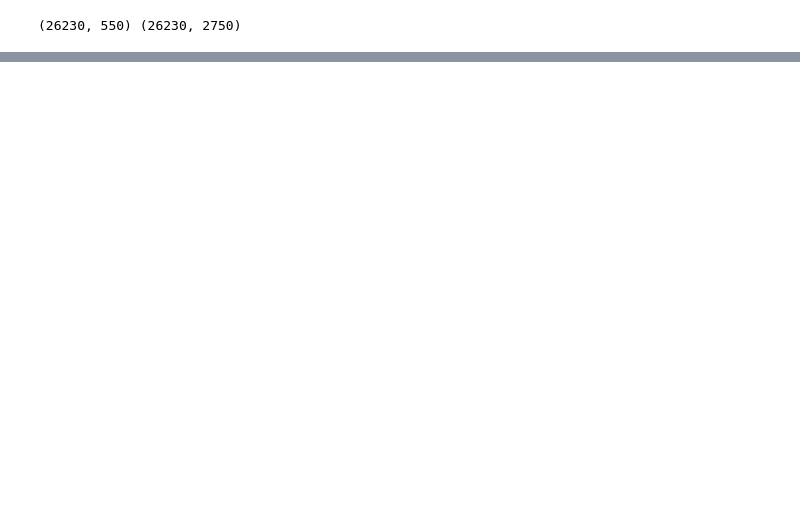
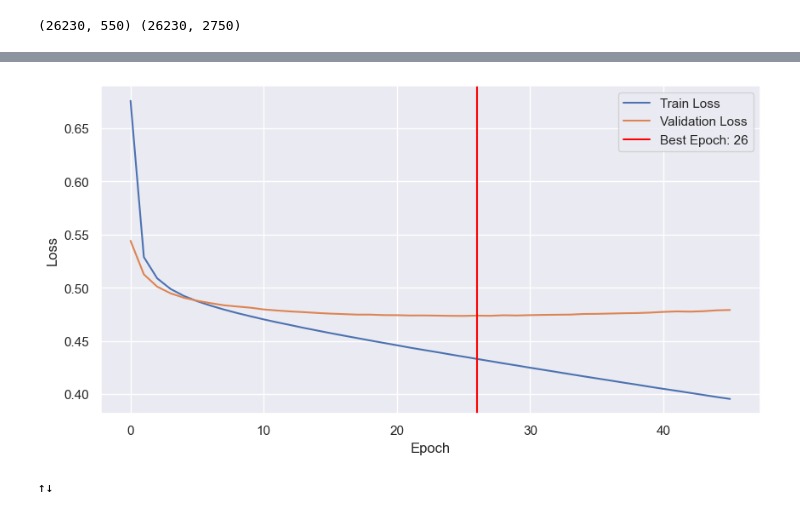
Before and after one commit to theislab/spatial_atlas_ssl, a Jupyter notebook: notebooks/baseline_model.ipynb, the cells around one changed output, grey strips where cells are left out. Cells and saved outputs as stored; diff of their text form; code cells hidden in the pictures; blank space fills up the shorter version.

Commit message:
added stats features, estimate remaining training time, etc.

```diff
--- a/notebooks/baseline_model.ipynb
+++ b/notebooks/baseline_model.ipynb
@@ -32,3 +30,7 @@ closest_matrix = get_k_lowest_values(adata.obsp['adjacency_matrix_distances'], 5
+# %%
+# we get the 5 closest cells to each cell
+number_of_cells_used = 5
+closest_matrix = get_k_lowest_values(adata.obsp['adjacency_matrix_distances'], number_of_cells_used)
 # %%
 # we construct dataset using closest 5 cells
 
@@ -79,7 +81,7 @@ class LinearModel(nn.Module):
     def __init__(self, input_dim, output_dim):
         super(LinearModel, self).__init__()
         self.model = nn.Sequential(
-            nn.Linear(5*550, 3*550),
+            nn.Linear(number_of_cells_used*550, 3*550),
             nn.ReLU(),
             nn.Linear(3*550, output_dim)
         )
@@ -215,0 +262,19 @@ print(f"Test Loss: {test_loss:.4f}, Test R2: {test_r2:.4f}")
+# %%
+# plot train and validation loss using seaborn, mark best epoch with veritcal line
+import seaborn as sns
+import matplotlib.pyplot as plt
+sns.set_theme(style="darkgrid")
+plt.figure(figsize=(10, 5))
+plt.plot(train_losses, label="Train Loss")
+plt.plot(val_losses, label="Validation Loss")
+plt.axvline(best_epoch, color="red", label=f"Best Epoch: {best_epoch}")
+plt.xlabel("Epoch")
+plt.ylabel("Loss")
+plt.legend()
+plt.show()
+# %% [output]
+[figure, added]
+# %%
+print("↑↓")
+# %% [output]
+↑↓
```
Also changed, not shown: parts of 5 cells of this notebook.
